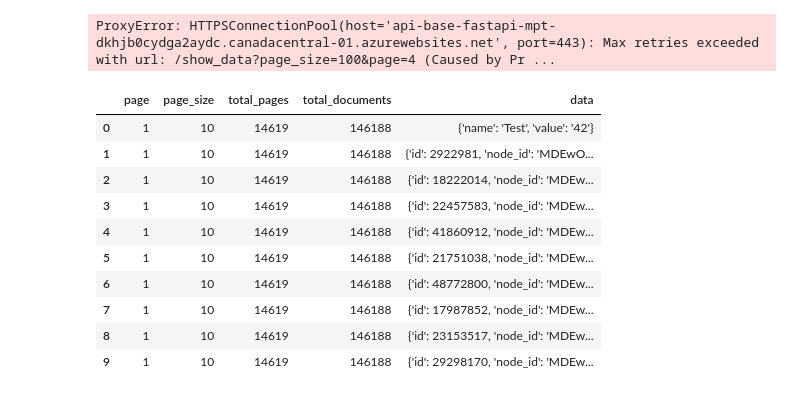
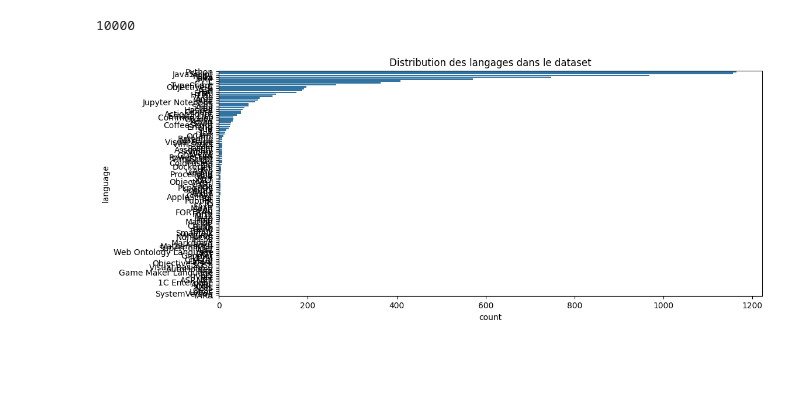
Before and after one commit to Chypri1/Big_Data_MLOps_Github_API, a Jupyter notebook: src/train.ipynb, the cells around one changed output. Cells and saved outputs as stored; diff of their text form; code cells hidden in the pictures; blank space fills up the shorter version.

```diff
--- a/src/train.ipynb
+++ b/src/train.ipynb
@@ -1,10 +1,9 @@
 # %%
-from models.model import ModelTrainer
+import json
 import requests
-import json
-from collections import Counter
 import pandas as pd
 
+# Charger les données
 base_url = "https://api-base-fastapi-mpt-dkhjb0cydga2aydc.canadacentral-01.azurewebsites.net"
 api_key = ""
 with open('../api.json', 'r') as file:
@@ -22,22 +21,8 @@ def get_call(paths,url=base_url, params=None, header=None):
     else:
         print(f"Error: {response.status_code} - {response.json().get('message', 'Unknown error')}")
         return None
-
-repositories = get_call(paths="show_data",params={"page_size":100,"page":4})
+repositories = get_call(paths="show_data",params={"page_size":10000,"page":1})
-# %% [output]
-ProxyError: HTTPSConnectionPool(host='api-base-fastapi-mpt-dkhjb0cydga2aydc.canadacentral-01.azurewebsites.net', port=443): Max retries exceeded with url: /show_data?page_size=100&page=4 (Caused by Pr ...
 # %%
-df = pd.DataFrame(repositories)
-df
+df = pd.DataFrame(repositories['data'])
+df.to_pickle("repositories_data.pkl")
+# df = df['language'].value_counts()[df['language'].value_counts()>10]
-# %% [output]
-|  | page | page_size | total_pages | total_documents | data |
-| 0 | 1 | 10 | 14619 | 146188 | {'name': 'Test', 'value': '42'} |
-| 1 | 1 | 10 | 14619 | 146188 | {'id': 2922981, 'node_id': 'MDEwO... |
-| 2 | 1 | 10 | 14619 | 146188 | {'id': 18222014, 'node_id': 'MDEw... |
-| 3 | 1 | 10 | 14619 | 146188 | {'id': 22457583, 'node_id': 'MDEw... |
-| 4 | 1 | 10 | 14619 | 146188 | {'id': 41860912, 'node_id': 'MDEw... |
-| 5 | 1 | 10 | 14619 | 146188 | {'id': 21751038, 'node_id': 'MDEw... |
-| 6 | 1 | 10 | 14619 | 146188 | {'id': 48772800, 'node_id': 'MDEw... |
-| 7 | 1 | 10 | 14619 | 146188 | {'id': 17987852, 'node_id': 'MDEw... |
-| 8 | 1 | 10 | 14619 | 146188 | {'id': 23153517, 'node_id': 'MDEw... |
-| 9 | 1 | 10 | 14619 | 146188 | {'id': 29298170, 'node_id': 'MDEw... |
@@ -82,0 +29,16 @@ model.save_model(f"models/{model_name}.pkl")
+# %%
+import pandas as pd
+df = pd.read_pickle("repositories_data.pkl")
+len(df)
+# %% [output]
+10000
+# %%
+import seaborn as sns
+import matplotlib.pyplot as plt
+
+plt.figure(figsize=(12, 5))
+sns.countplot(y=df["language"], order=df["language"].value_counts().index)
+plt.title("Distribution des langages dans le dataset")
+plt.show()
+# %% [output]
+[figure, added]
```
Also changed, not shown: parts of 2 cells of this notebook, 8 other files.
